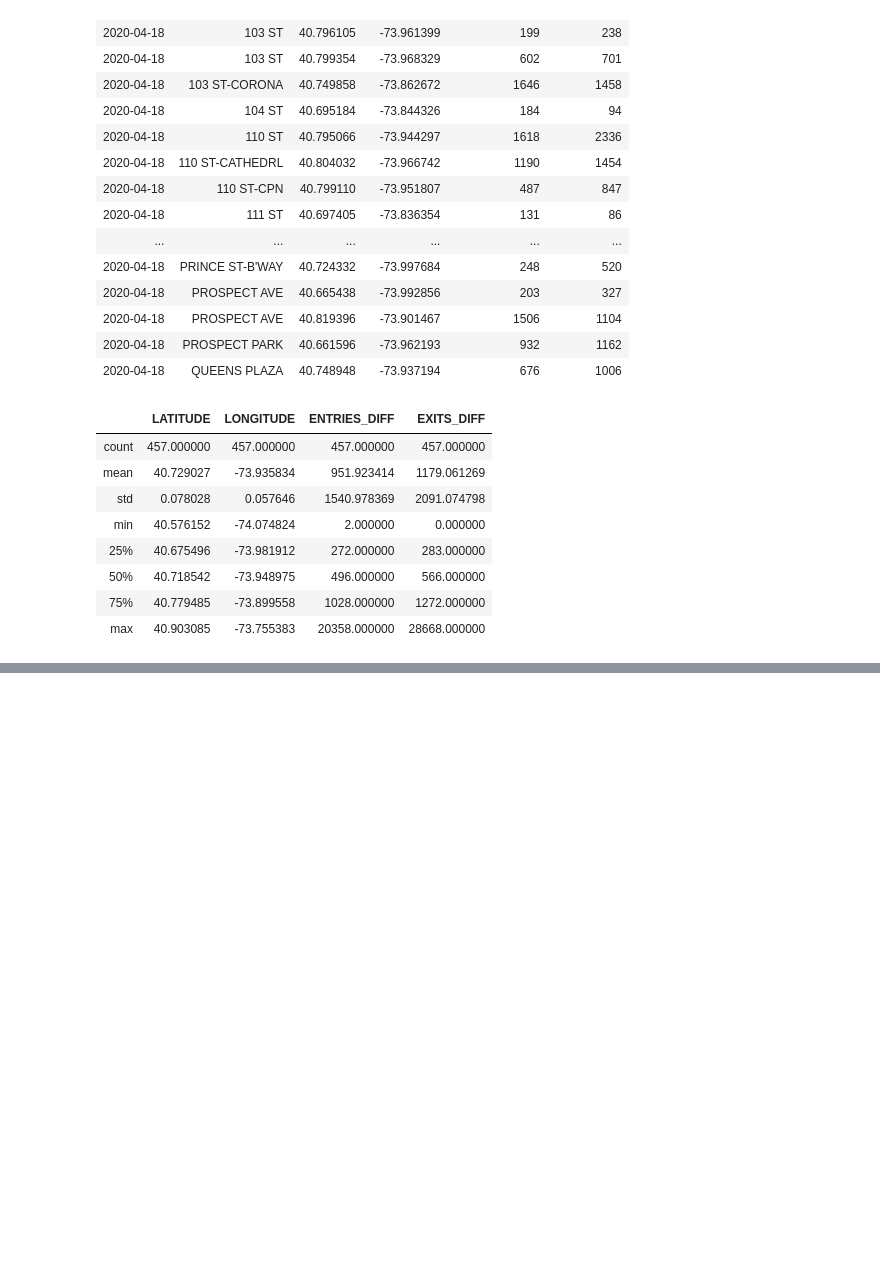
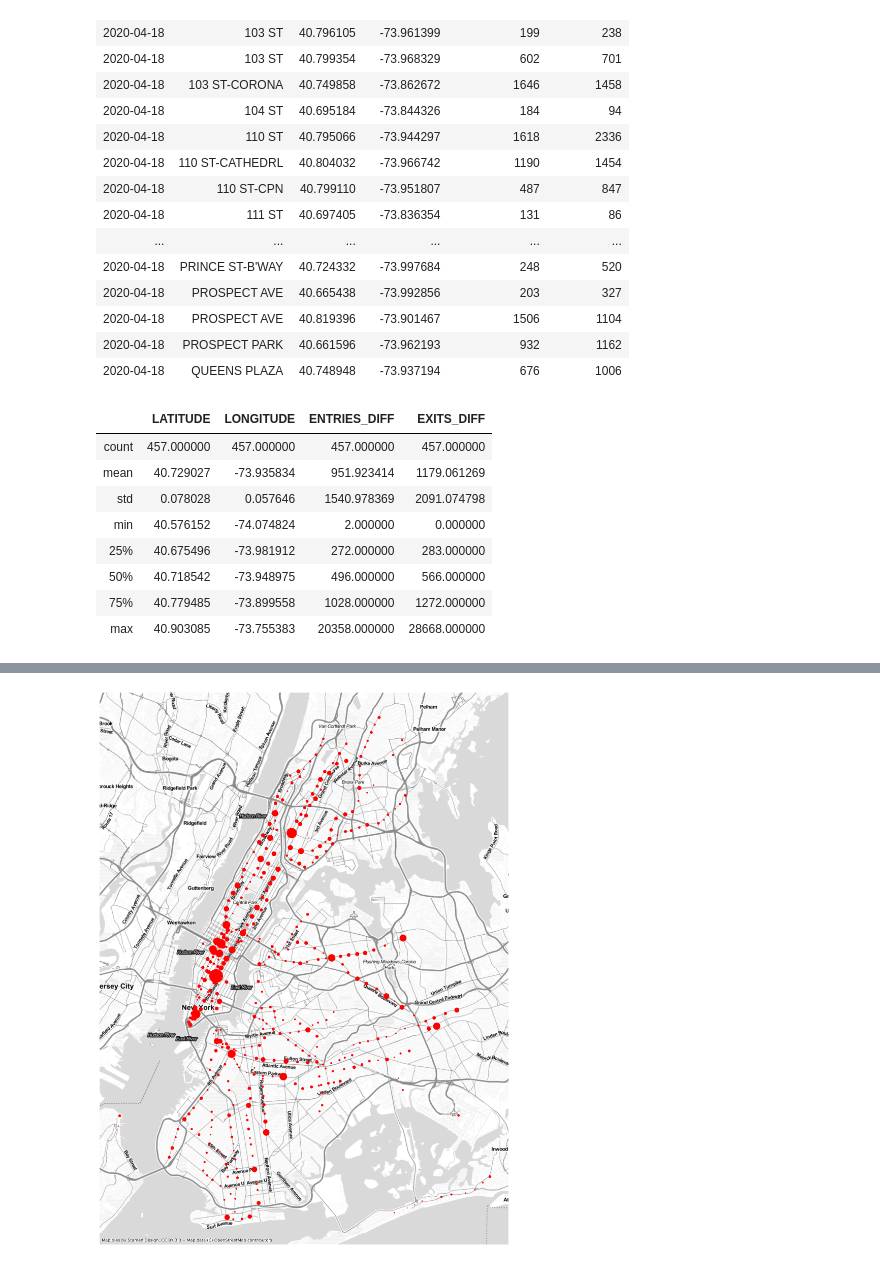
Before and after one commit to ilanazane/Covid-19-and-Subway-System, a Jupyter notebook: Visualizations.ipynb, the cells around one changed output, grey strips where cells are left out. Saved outputs shown, nothing was run; the diff lists cells and outputs as text; code cells hidden in the pictures; blank space fills up the shorter version.

```diff
--- a/Visualizations.ipynb
+++ b/Visualizations.ipynb
@@ -4,7 +8,7 @@ import math
 import folium
 # %%
 pd.options.display.float_format = '{:.6f}'.format
-mta = pd.read_csv('turnstile_200425_cleaned.csv', parse_dates=['DATE'])
+mta = pd.read_csv('./cleaned/cleaned_turnstile_200425.csv', parse_dates=['DATE'])
 mta.set_index(['DATE'], inplace=True)
 # %%
 with pd.option_context('display.max_rows', None, 'display.max_columns', None):
@@ -48,3 +52,13 @@ map
 [interactive output not drawn]
 # %%
 map.save('map.html')
+# %%
+daily_mta = mta.loc[mta.index.unique()[0], :]
+geo_mta = gpd.GeoDataFrame(daily_mta, geometry=gpd.points_from_xy(daily_mta['LONGITUDE'], daily_mta['LATITUDE']))
+geo_mta.crs = 'epsg:4326'
+geo_mta = geo_mta.to_crs(epsg=3857)
+ax = geo_mta.plot(figsize=(20, 20), color='red', markersize=geo_mta['ENTRIES_DIFF']/30)
+ctx.add_basemap(ax, source=ctx.providers.Stamen.TonerLite, zoom='auto', crs=geo_mta.crs)
+ax.set_axis_off()
+# %% [output]
+[figure, added]
```
Also changed, not shown: parts of 1 cell of this notebook, 36 other files.
